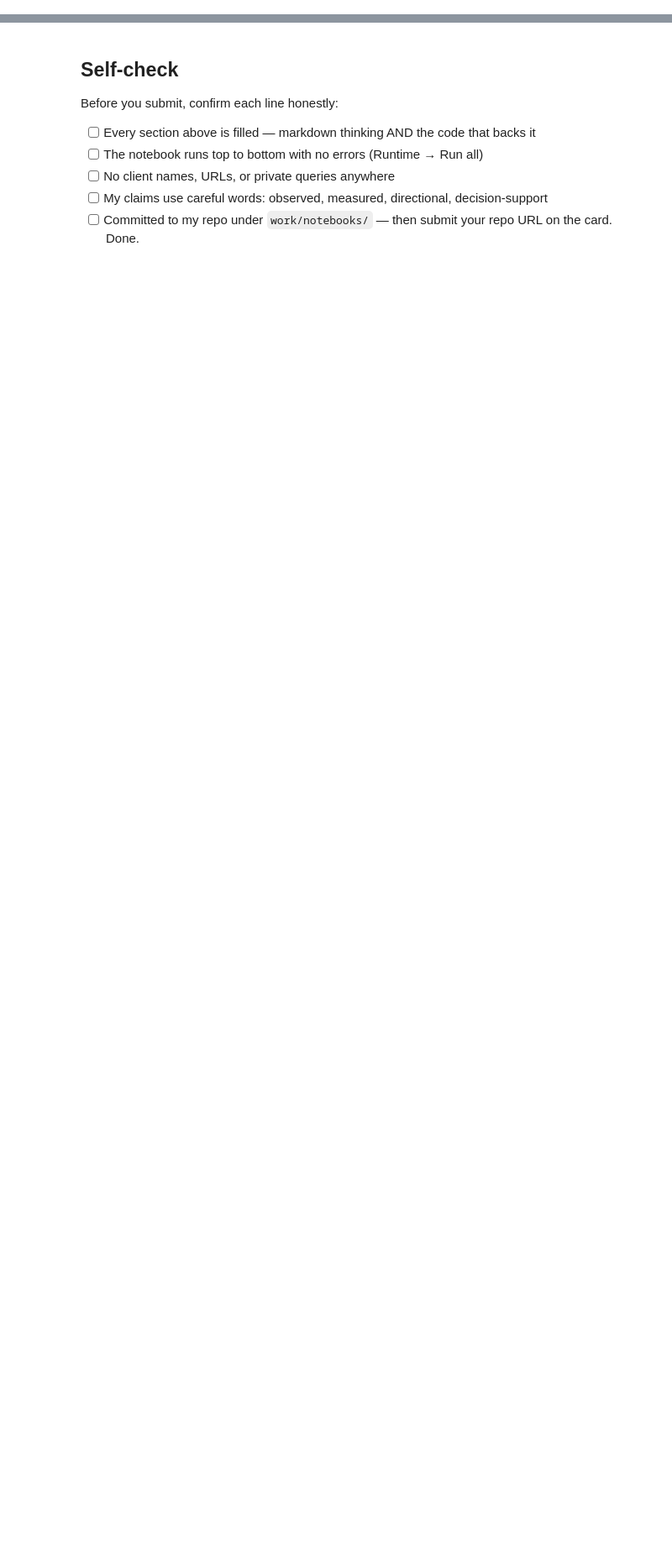
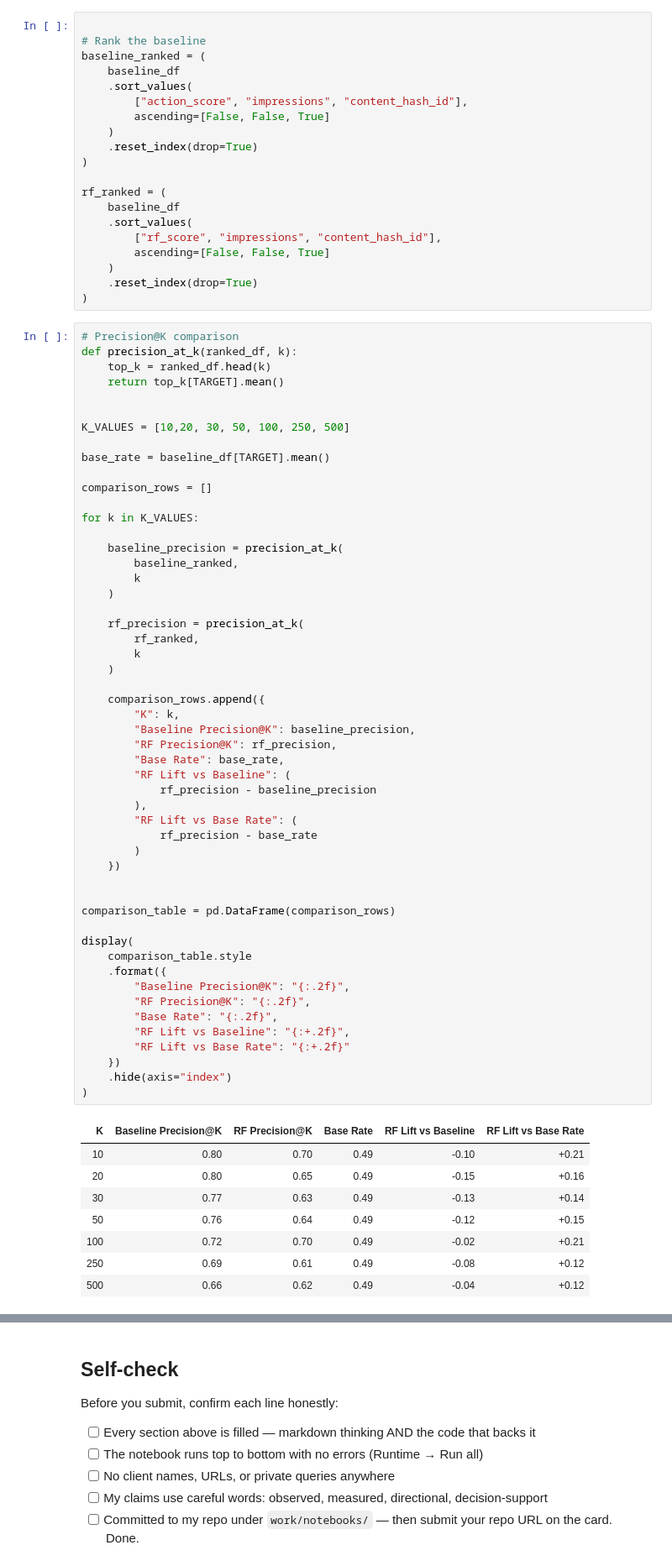
Before and after one commit to Jai-Kulkarni1905/Applied_Search_Intelligence, a Jupyter notebook: work/notebooks/w05_model.ipynb, the cells around one changed output, grey strips where cells are left out. Shown at 84% size. Drawn from its saved outputs; the diff is of its cells as text; blank space fills up the shorter version.

```diff
--- a/work/notebooks/w05_model.ipynb
+++ b/work/notebooks/w05_model.ipynb
@@ -36,0 +488,81 @@ This skeleton is yours to fill. Work the sections **in order** — each one has
+# %%
+
+# Rank the baseline
+baseline_ranked = (
+    baseline_df
+    .sort_values(
+        ["action_score", "impressions", "content_hash_id"],
+        ascending=[False, False, True]
+    )
+    .reset_index(drop=True)
+)
+
+rf_ranked = (
+    baseline_df
+    .sort_values(
+        ["rf_score", "impressions", "content_hash_id"],
+        ascending=[False, False, True]
+    )
+    .reset_index(drop=True)
+)
+# %%
+# Precision@K comparison
+def precision_at_k(ranked_df, k):
+    top_k = ranked_df.head(k)
+    return top_k[TARGET].mean()
+
+
+K_VALUES = [10,20, 30, 50, 100, 250, 500]
+
+base_rate = baseline_df[TARGET].mean()
+
+comparison_rows = []
+
+for k in K_VALUES:
+
+    baseline_precision = precision_at_k(
+        baseline_ranked,
+        k
+    )
+
+    rf_precision = precision_at_k(
+        rf_ranked,
+        k
+    )
+
+    comparison_rows.append({
+        "K": k,
+        "Baseline Precision@K": baseline_precision,
+        "RF Precision@K": rf_precision,
+        "Base Rate": base_rate,
+        "RF Lift vs Baseline": (
+            rf_precision - baseline_precision
+        ),
+        "RF Lift vs Base Rate": (
+            rf_precision - base_rate
+        )
+    })
+
+
+comparison_table = pd.DataFrame(comparison_rows)
+
+display(
+    comparison_table.style
+    .format({
+        "Baseline Precision@K": "{:.2f}",
+        "RF Precision@K": "{:.2f}",
+        "Base Rate": "{:.2f}",
+        "RF Lift vs Baseline": "{:+.2f}",
+        "RF Lift vs Base Rate": "{:+.2f}"
+    })
+    .hide(axis="index")
+)
+# %% [output]
+| K | Baseline Precision@K | RF Precision@K | Base Rate | RF Lift vs Baseline | RF Lift vs Base Rate |
+| 10 | 0.80 | 0.70 | 0.49 | -0.10 | +0.21 |
+| 20 | 0.80 | 0.65 | 0.49 | -0.15 | +0.16 |
+| 30 | 0.77 | 0.63 | 0.49 | -0.13 | +0.14 |
+| 50 | 0.76 | 0.64 | 0.49 | -0.12 | +0.15 |
+| 100 | 0.72 | 0.70 | 0.49 | -0.02 | +0.21 |
+| 250 | 0.69 | 0.61 | 0.49 | -0.08 | +0.12 |
+| 500 | 0.66 | 0.62 | 0.49 | -0.04 | +0.12 |
```
Also changed, not shown: parts of 34 cells of this notebook.
